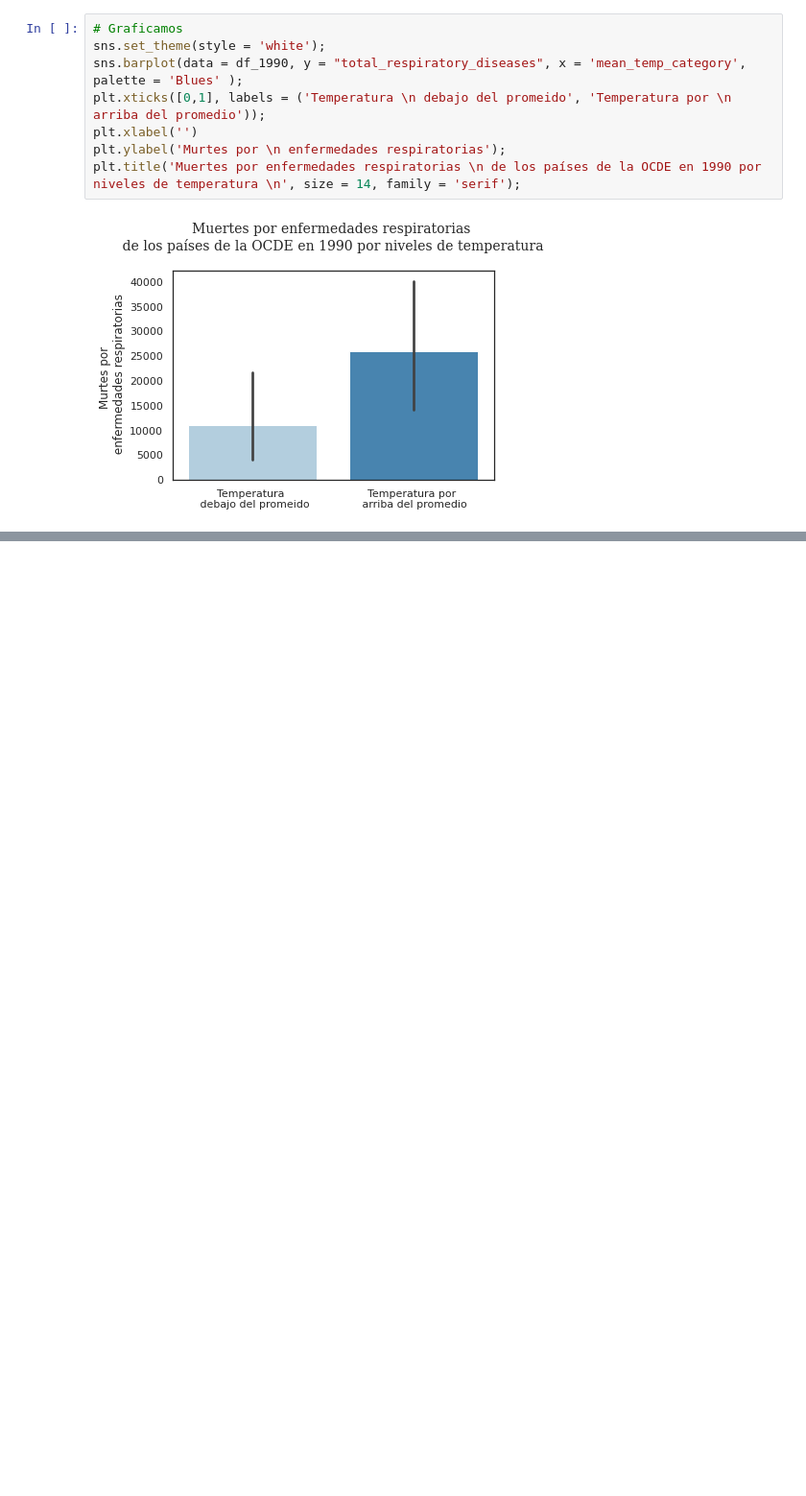
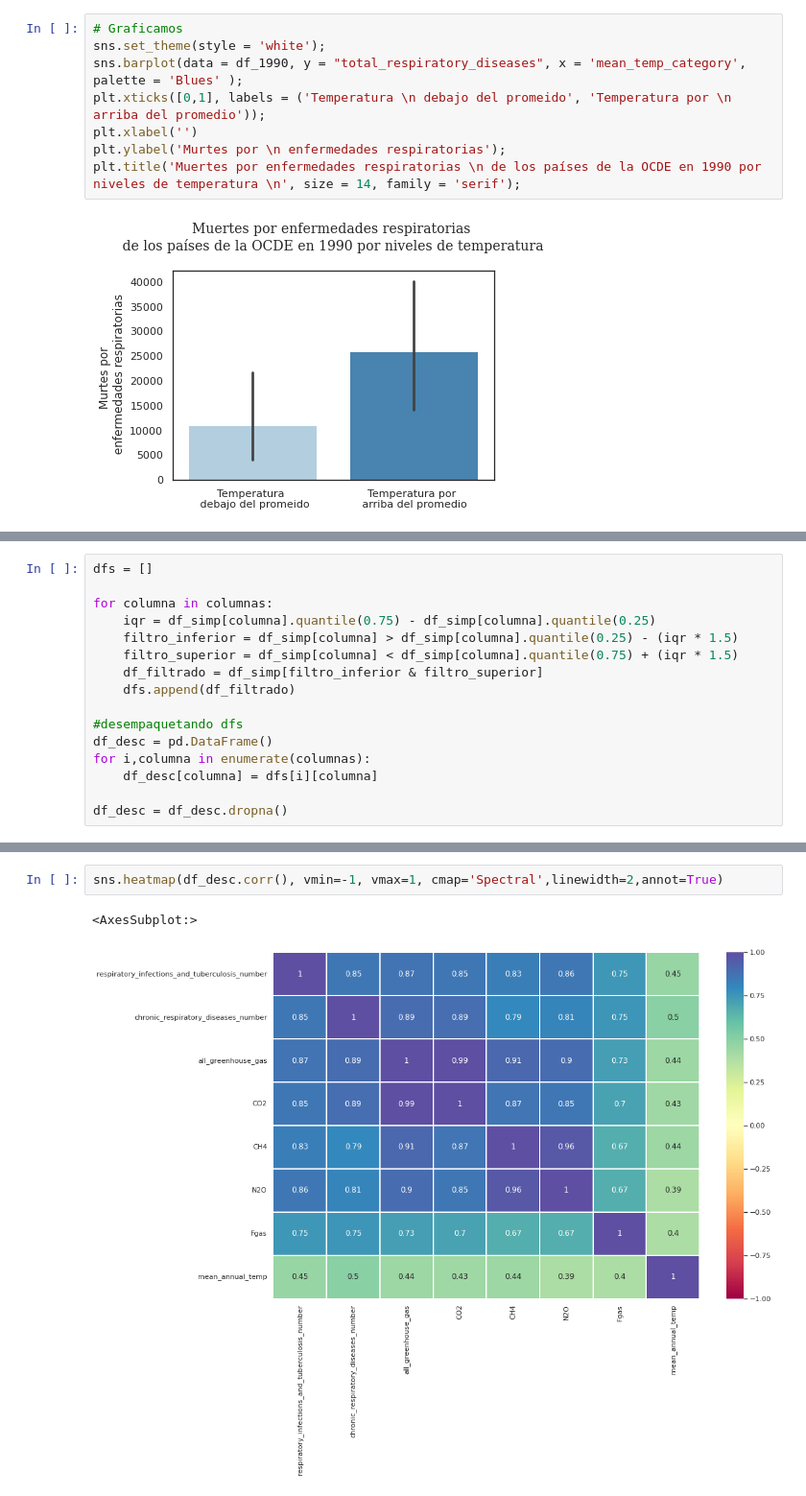
Before and after one commit to LIZZETHGOMEZ/Data-Science-Fase-3-BEDU-Santander, a Jupyter notebook: Notebook.ipynb, the cells around one changed output, grey strips where cells are left out. Shown at 96% size. Drawn from its saved outputs; the diff is of its cells as text; blank space fills up the shorter version.

```diff
--- a/Notebook.ipynb
+++ b/Notebook.ipynb
@@ -645,0 +785,16 @@ plt.title('Muertes por enfermedades respiratorias \n de los países de la OCDE e
+# %%
+dfs = []
+
+for columna in columnas:
+    iqr = df_simp[columna].quantile(0.75) - df_simp[columna].quantile(0.25)
+    filtro_inferior = df_simp[columna] > df_simp[columna].quantile(0.25) - (iqr * 1.5)
+    filtro_superior = df_simp[columna] < df_simp[columna].quantile(0.75) + (iqr * 1.5)
+    df_filtrado = df_simp[filtro_inferior & filtro_superior]
+    dfs.append(df_filtrado)
+
+#desempaquetando dfs
+df_desc = pd.DataFrame()
+for i,columna in enumerate(columnas):
+    df_desc[columna] = dfs[i][columna]
+
+df_desc = df_desc.dropna()
@@ -645,0 +813,5 @@ plt.title('Muertes por enfermedades respiratorias \n de los países de la OCDE e
+# %%
+sns.heatmap(df_desc.corr(), vmin=-1, vmax=1, cmap='Spectral',linewidth=2,annot=True)
+# %% [output]
+<AxesSubplot:>
+[figure, added]
```
Also changed, not shown: parts of 25 cells of this notebook.
